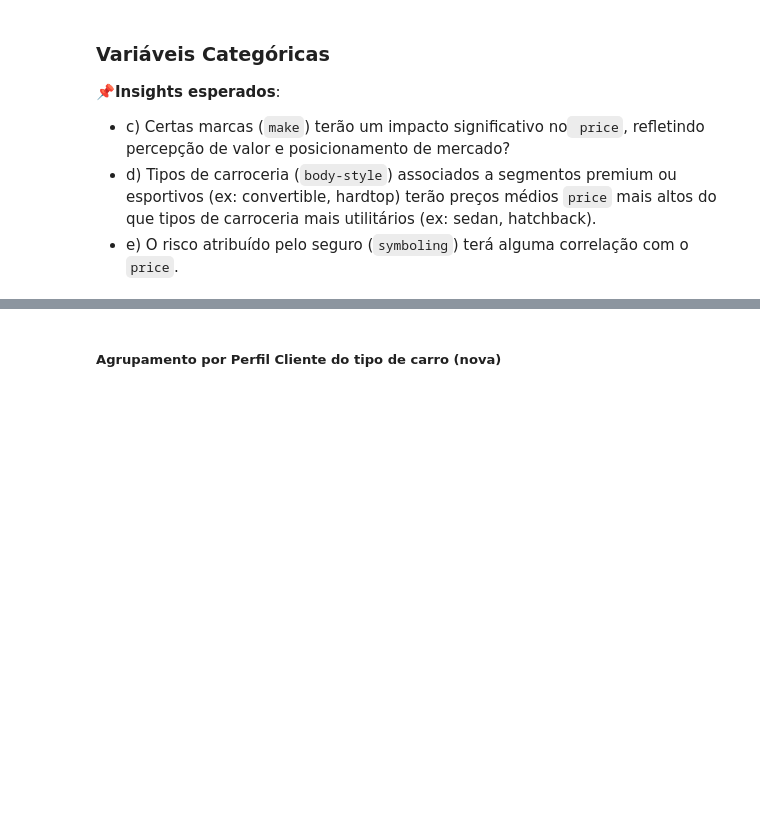
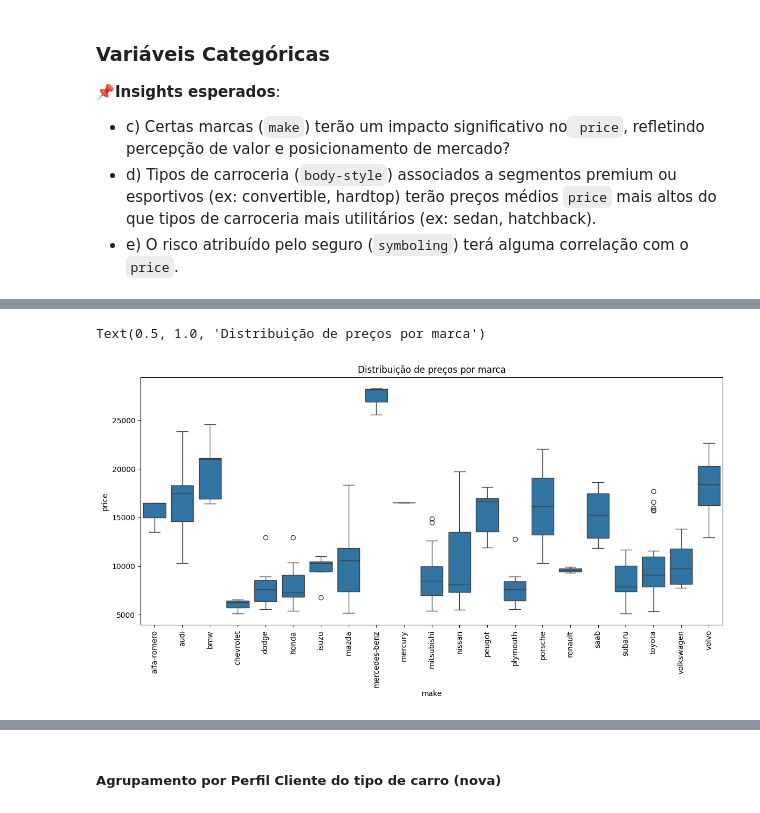
Before and after one commit to reynancs/car_price_prediction, a Jupyter notebook: notebooks/2.1-rc-eda-cleaned.ipynb, the cells around one changed output, grey strips where cells are left out. Saved outputs shown, nothing was run; the diff lists cells and outputs as text; code cells hidden in the pictures; blank space fills up the shorter version.

```diff
--- a/notebooks/2.1-rc-eda-cleaned.ipynb
+++ b/notebooks/2.1-rc-eda-cleaned.ipynb
@@ -277,0 +401,9 @@ df_group_by_make
+# %%
+#BoxPlot: Visualização da Distribuição do Preço por Marca
+plt.figure(figsize=(14, 6))
+sns.boxplot(data=df, x='make', y='price')
+plt.xticks(rotation=90)
+plt.title('Distribuição de preços por marca')
+# %% [output]
+Text(0.5, 1.0, 'Distribuição de preços por marca')
+[figure, added]
```
Also changed, not shown: parts of 28 cells of this notebook, 4 other files.
